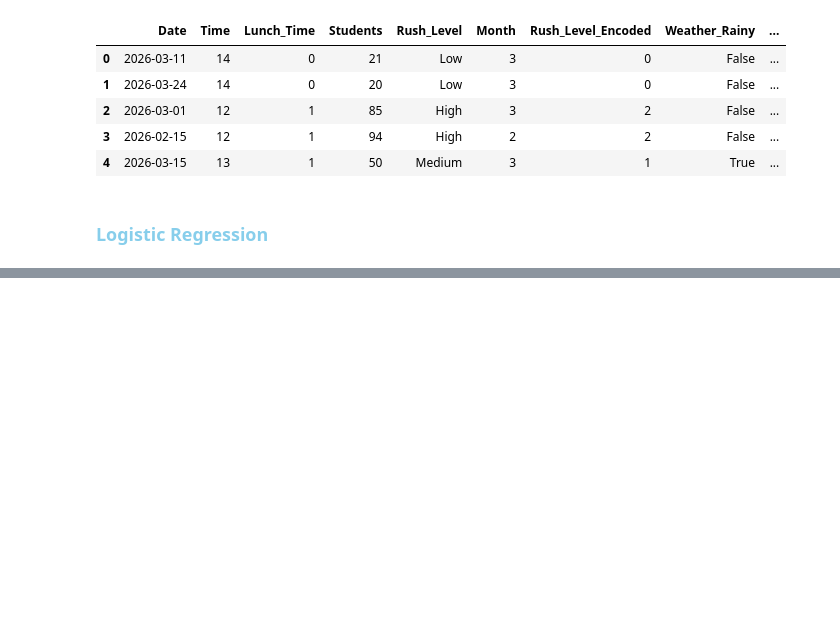
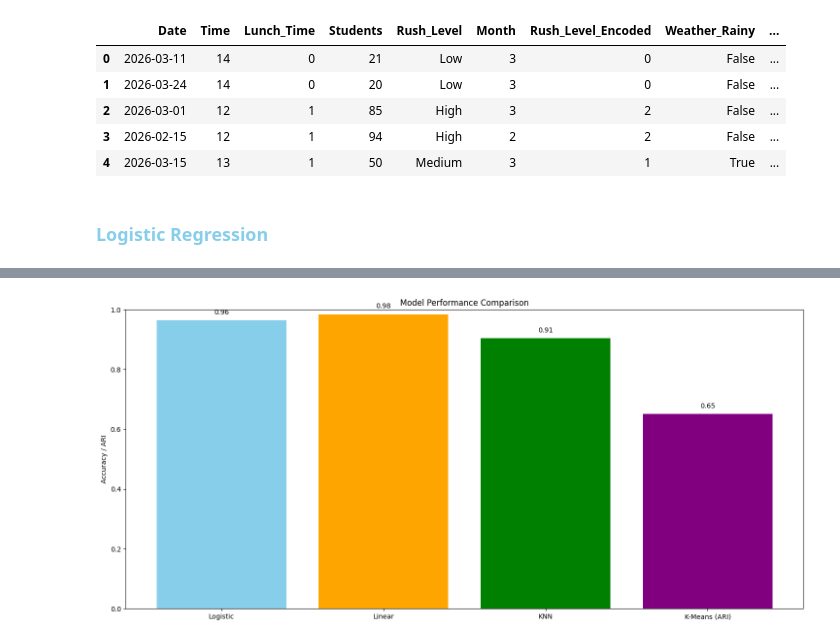
Before and after one commit to Wasima230Sultana/MU-Canteen-Rush-Predictor, a Jupyter notebook: Canteen-rush.ipynb, the cells around one changed output, grey strips where cells are left out. Drawn from its saved outputs; the diff is of its cells as text; code cells hidden in the pictures; blank space fills up the shorter version.

Commit message:
Add model comparison

```diff
--- a/Canteen-rush.ipynb
+++ b/Canteen-rush.ipynb
@@ -487,19 +489,19 @@ weighted avg       0.99      0.98      0.99       200
 # %%
-# from sklearn.linear_model import LinearRegression
-# from sklearn.metrics import mean_squared_error
+from sklearn.linear_model import LinearRegression
+from sklearn.metrics import mean_squared_error
 
-# linearR = LinearRegression()
-# linearR.fit(X_train_scaled, y_train)
+linearR = LinearRegression()
+linearR.fit(X_train_scaled, y_train)
 
-# y_pred_lin = linearR.predict(X_test_scaled)
+y_pred_lin = linearR.predict(X_test_scaled)
 
-# # Optional: convert predictions to nearest class for comparison
-# y_pred_lin_class = np.round(y_pred_lin).astype(int)
-# y_pred_lin_class = np.clip(y_pred_lin_class, 0, 2)  # ensure values 0-2
+# Optional: convert predictions to nearest class for comparison
+y_pred_lin_class = np.round(y_pred_lin).astype(int)
+y_pred_lin_class = np.clip(y_pred_lin_class, 0, 2)  # ensure values 0-2
 
-# # Metrics
-# mse = mean_squared_error(y_test, y_pred_lin)
-# from sklearn.metrics import accuracy_score, classification_report
-# print("Linear Regression MSE:", mse)
-# print("Accuracy after rounding:", accuracy_score(y_test, y_pred_lin_class))
-# print(classification_report(y_test, y_pred_lin_class))
+# Metrics
+mse = mean_squared_error(y_test, y_pred_lin)
+from sklearn.metrics import accuracy_score, classification_report
+print("Linear Regression MSE:", mse)
+print("Accuracy after rounding:", accuracy_score(y_test, y_pred_lin_class))
+print("\nClassification Report : \n",classification_report(y_test, y_pred_lin_class))
@@ -560,0 +581,19 @@ Adjusted Rand Index (test): 0.45025877922816027
+# %%
+models = ['Logistic', 'Linear', 'KNN', 'K-Means (ARI)']
+scores = [
+    accuracy_score(y_test, test_predict_log),
+    accuracy_score(y_test, y_pred_lin_class),
+    accuracy_score(y_test, test_predict_knn),
+    ari_test
+]
+
+plt.figure(figsize=(18,8))
+bars = plt.bar(models, scores, color=['skyblue','orange','green','purple'])
+plt.ylim(0,1)
+for bar in bars:
+    plt.text(bar.get_x()+bar.get_width()/2, bar.get_height()+0.02, f"{bar.get_height():.2f}", ha='center')
+plt.ylabel('Accuracy / ARI')
+plt.title('Model Performance Comparison')
+plt.show()
+# %% [output]
+[figure, added]
```
Also changed, not shown: parts of 8 cells of this notebook.
